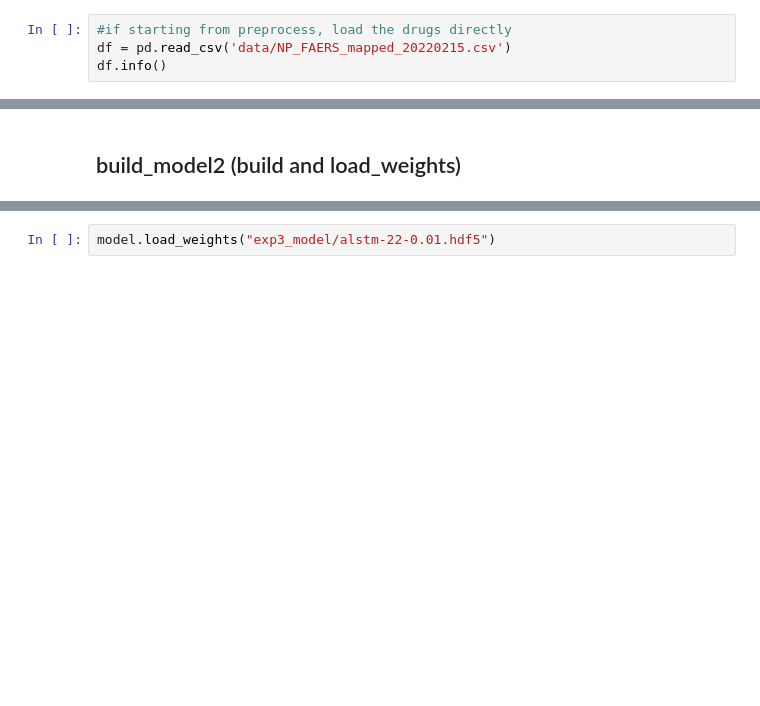
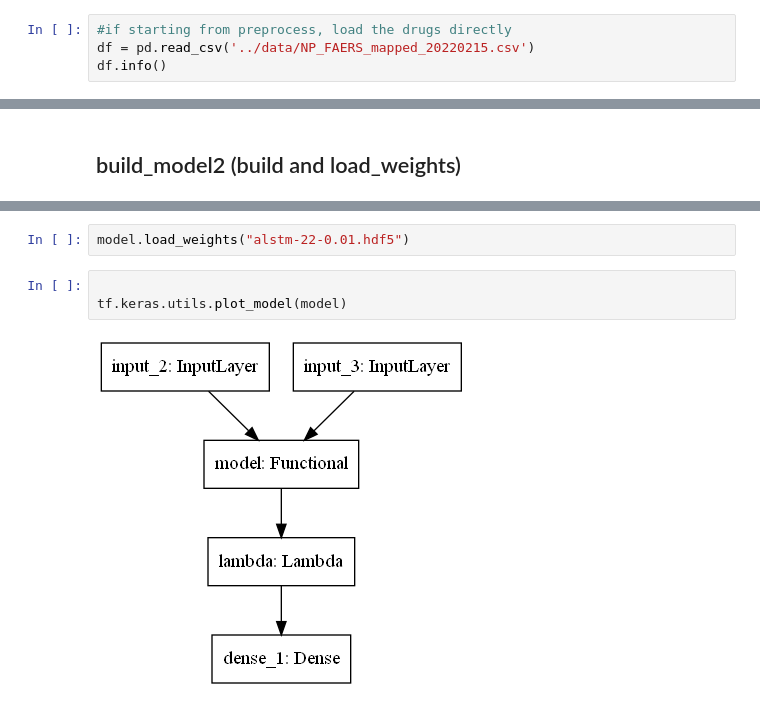
Before and after one commit to sanyabt/NP-FAERS-embed, a Jupyter notebook: exp3/exp3_2.ipynb, the cells around one changed output, grey strips where cells are left out. Cells and saved outputs as stored; diff of their text form; blank space fills up the shorter version.

```diff
--- a/exp3/exp3_2.ipynb
+++ b/exp3/exp3_2.ipynb
@@ -18,7 +18,7 @@ from tqdm import tqdm
 #!pip install scikit-optimize
 # %%
 #if starting from preprocess, load the drugs directly
-df = pd.read_csv('data/NP_FAERS_mapped_20220215.csv')
+df = pd.read_csv('../data/NP_FAERS_mapped_20220215.csv')
 df.info()
 # %% [output]
 <class 'pandas.core.frame.DataFrame'>
@@ -591,5 +576,10 @@ model = build_model2("lstm", 256, 512, 256, 1, "tanh", 2e-4, "Adam", 0.8)
 #                         epochs=30,
 #                         batch_size=4,
 #                         validation_data=([np.array(x1ValRnnS), np.array(x2ValRnnS)], np.array(yValRnnS, dtype=np.float32)))
-# %%
-model.load_weights("exp3_model/alstm-22-0.01.hdf5")
+# %%
+model.load_weights("alstm-22-0.01.hdf5")
+# %%
+
+tf.keras.utils.plot_model(model)
+# %% [output]
+[figure, added]
```
Also changed, not shown: parts of 9 cells of this notebook, 1 other file.
